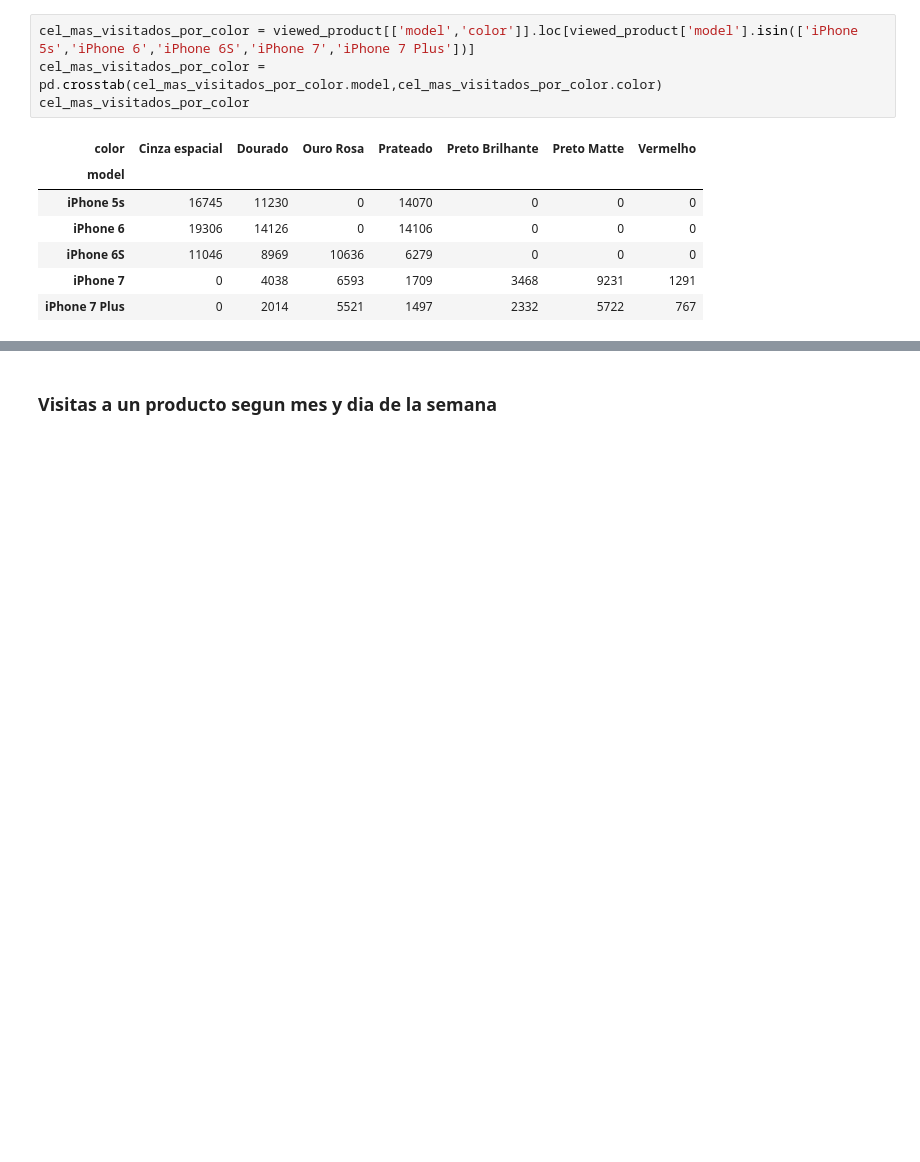
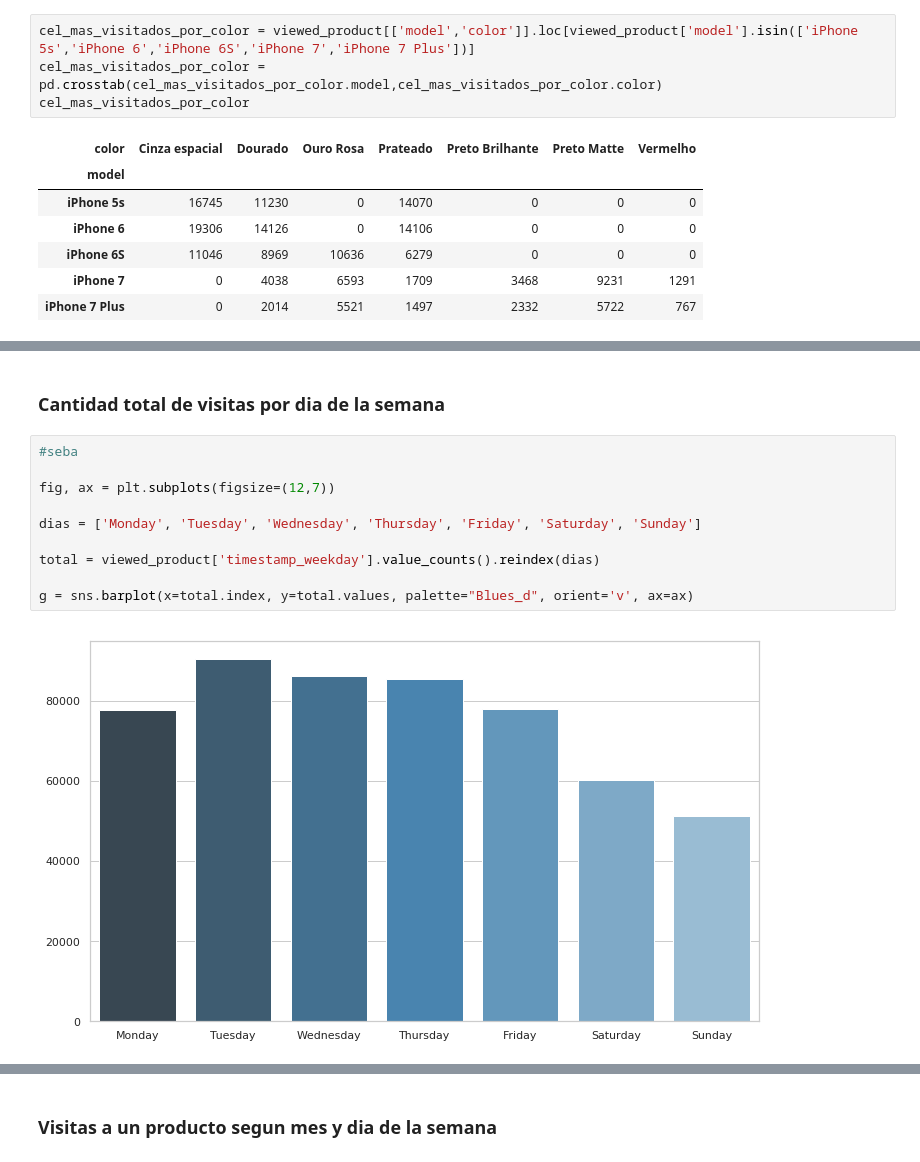
Before and after one commit to sebalogue/tp1-datos, a Jupyter notebook: TP1 - Notebook principal .ipynb, the cells around one changed output, grey strips where cells are left out. Drawn from its saved outputs; the diff is of its cells as text; blank space fills up the shorter version.

```diff
--- a/TP1 - Notebook principal .ipynb
+++ b/TP1 - Notebook principal .ipynb
@@ -437,0 +453,14 @@ plt.show()
+# %% [markdown]
+### Cantidad total de visitas por dia de la semana
+# %%
+#seba
+
+fig, ax = plt.subplots(figsize=(12,7))
+
+dias = ['Monday', 'Tuesday', 'Wednesday', 'Thursday', 'Friday', 'Saturday', 'Sunday']
+
+total = viewed_product['timestamp_weekday'].value_counts().reindex(dias)
+
+g = sns.barplot(x=total.index, y=total.values, palette="Blues_d", orient='v', ax=ax)
+# %% [output]
+[figure, added]
```
Also changed, not shown: parts of 46 cells of this notebook.
